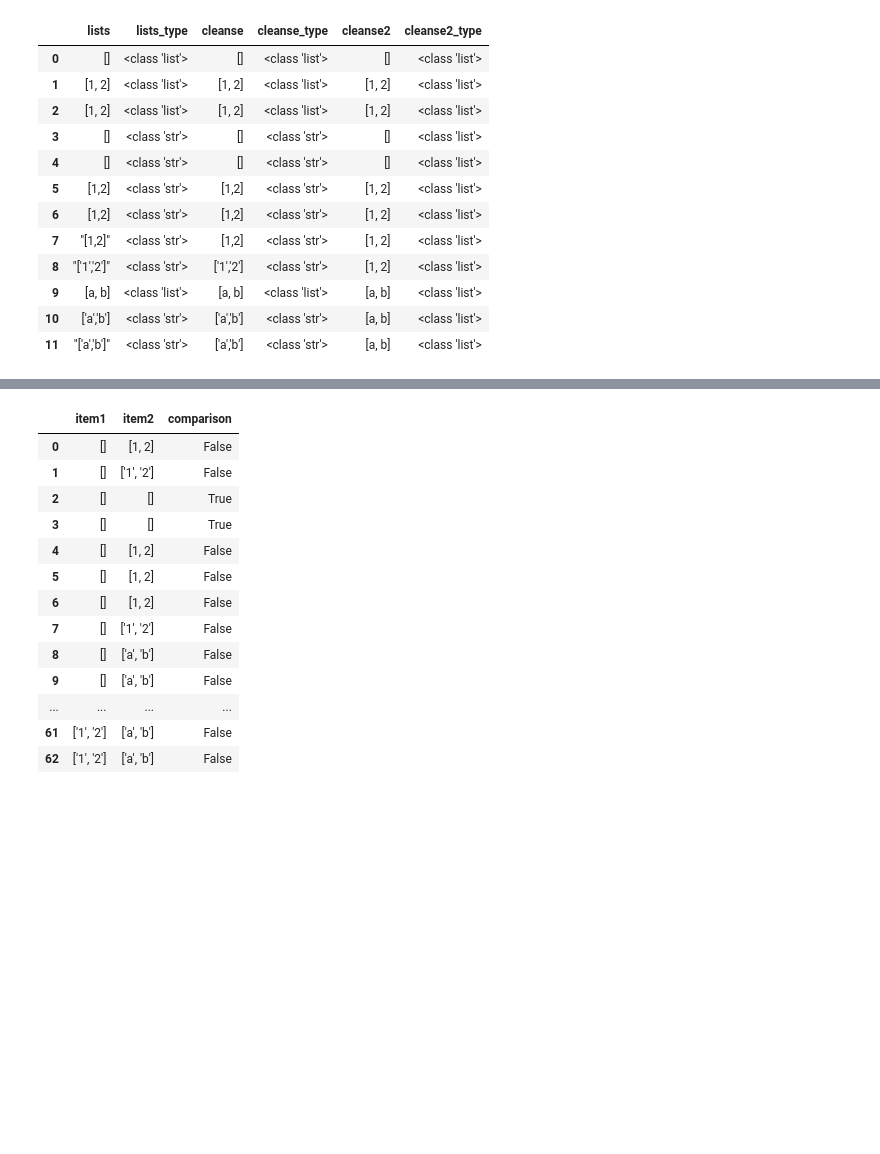
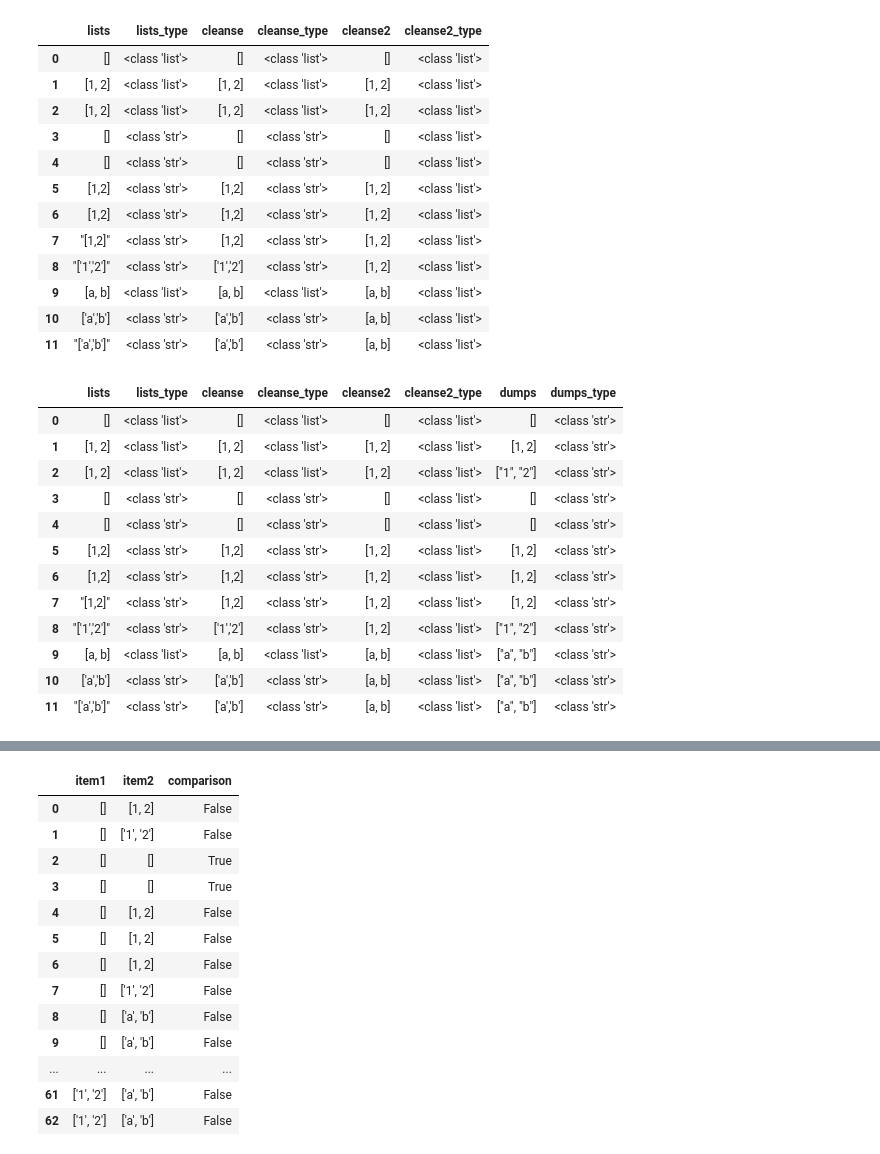
Before and after one commit to Shawn-Ng/data-science, a Jupyter notebook: pandas/datatypes.ipynb, the cells around one changed output, grey strips where cells are left out. Cells and saved outputs as stored; diff of their text form; code cells hidden in the pictures; blank space fills up the shorter version.

```diff
--- a/pandas/datatypes.ipynb
+++ b/pandas/datatypes.ipynb
@@ -451,6 +474,24 @@ df
 | 9 | [a, b] | <class 'list'> | [a, b] | <class 'list'> | [a, b] | <class 'list'> |
 | 10 | ['a','b'] | <class 'str'> | ['a','b'] | <class 'str'> | [a, b] | <class 'list'> |
 | 11 | "['a','b']" | <class 'str'> | ['a','b'] | <class 'str'> | [a, b] | <class 'list'> |
+# %%
+df['dumps'] = df.apply(lambda x: json.dumps(x['cleanse2']), axis=1)
+df = add_type_columns(df)
+df
+# %% [output]
+|  | lists | lists_type | cleanse | cleanse_type | cleanse2 | cleanse2_type | dumps | dumps_type |
+| 0 | [] | <class 'list'> | [] | <class 'list'> | [] | <class 'list'> | [] | <class 'str'> |
+| 1 | [1, 2] | <class 'list'> | [1, 2] | <class 'list'> | [1, 2] | <class 'list'> | [1, 2] | <class 'str'> |
+| 2 | [1, 2] | <class 'list'> | [1, 2] | <class 'list'> | [1, 2] | <class 'list'> | ["1", "2"] | <class 'str'> |
+| 3 | [] | <class 'str'> | [] | <class 'str'> | [] | <class 'list'> | [] | <class 'str'> |
+| 4 | [] | <class 'str'> | [] | <class 'str'> | [] | <class 'list'> | [] | <class 'str'> |
+| 5 | [1,2] | <class 'str'> | [1,2] | <class 'str'> | [1, 2] | <class 'list'> | [1, 2] | <class 'str'> |
+| 6 | [1,2] | <class 'str'> | [1,2] | <class 'str'> | [1, 2] | <class 'list'> | [1, 2] | <class 'str'> |
+| 7 | "[1,2]" | <class 'str'> | [1,2] | <class 'str'> | [1, 2] | <class 'list'> | [1, 2] | <class 'str'> |
+| 8 | "['1','2']" | <class 'str'> | ['1','2'] | <class 'str'> | [1, 2] | <class 'list'> | ["1", "2"] | <class 'str'> |
+| 9 | [a, b] | <class 'list'> | [a, b] | <class 'list'> | [a, b] | <class 'list'> | ["a", "b"] | <class 'str'> |
+| 10 | ['a','b'] | <class 'str'> | ['a','b'] | <class 'str'> | [a, b] | <class 'list'> | ["a", "b"] | <class 'str'> |
+| 11 | "['a','b']" | <class 'str'> | ['a','b'] | <class 'str'> | [a, b] | <class 'list'> | ["a", "b"] | <class 'str'> |
 # %%
 df['1st_item'] = df.apply(lambda x: x['cleanse2'][0] if len(x['cleanse2']) > 0 else None, axis=1)
 df = add_type_columns(df)
```
Also changed, not shown: parts of 17 cells of this notebook, 6 other files.
